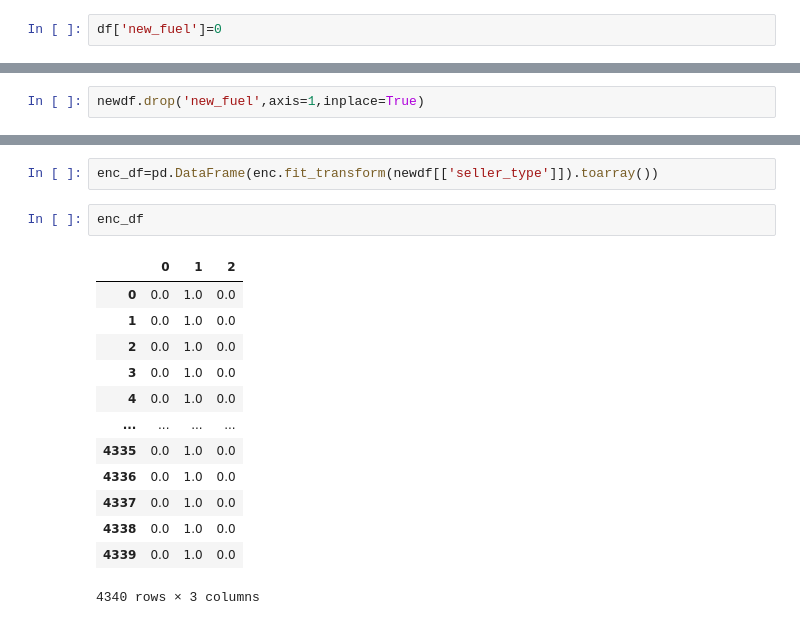
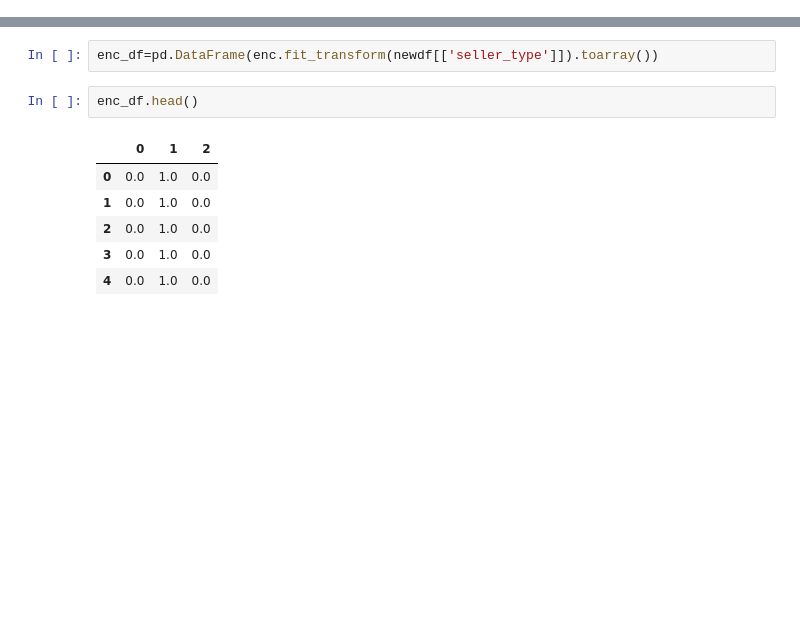
Before and after one commit to Naveen-Karanamu/Used-Cars-Price-Prediction, a Jupyter notebook: main.ipynb, the cells around one changed output, grey strips where cells are left out. Saved outputs shown, nothing was run; the diff lists cells and outputs as text; blank space fills up the shorter version.

```diff
--- a/main.ipynb
+++ b/main.ipynb
@@ -130,8 +130,6 @@ array(['First Owner', 'Second Owner', 'Fourth & Above Owner',
        'Third Owner', 'Test Drive Car'], dtype=object)
 # %% [markdown]
 * Adding a new column from fuel
-# %%
-df['new_fuel']=0
 # %%
 df.head()
 # %% [output]
@@ -156,8 +154,6 @@ Diesel - 1
 CNG - 2
 LPG - 3
 Electric - 4
-# %%
-newdf.drop('new_fuel',axis=1,inplace=True)
 # %%
 x = newdf.fuel.replace({"Petrol":0,"Diesel":1,"CNG":2,"LPG":3,"Electric":4})
 # %%
@@ -217,18 +213,11 @@ enc=OneHotEncoder()
 # %%
 enc_df=pd.DataFrame(enc.fit_transform(newdf[['seller_type']]).toarray())
 # %%
-enc_df
+enc_df.head()
 # %% [output]
 |  | 0 | 1 | 2 |
 | 0 | 0.0 | 1.0 | 0.0 |
 | 1 | 0.0 | 1.0 | 0.0 |
 | 2 | 0.0 | 1.0 | 0.0 |
 | 3 | 0.0 | 1.0 | 0.0 |
 | 4 | 0.0 | 1.0 | 0.0 |
-| ... | ... | ... | ... |
-| 4335 | 0.0 | 1.0 | 0.0 |
-| 4336 | 0.0 | 1.0 | 0.0 |
-| 4337 | 0.0 | 1.0 | 0.0 |
-| 4338 | 0.0 | 1.0 | 0.0 |
-| 4339 | 0.0 | 1.0 | 0.0 |
-4340 rows × 3 columns
```
Also changed, not shown: parts of 5 cells of this notebook.
